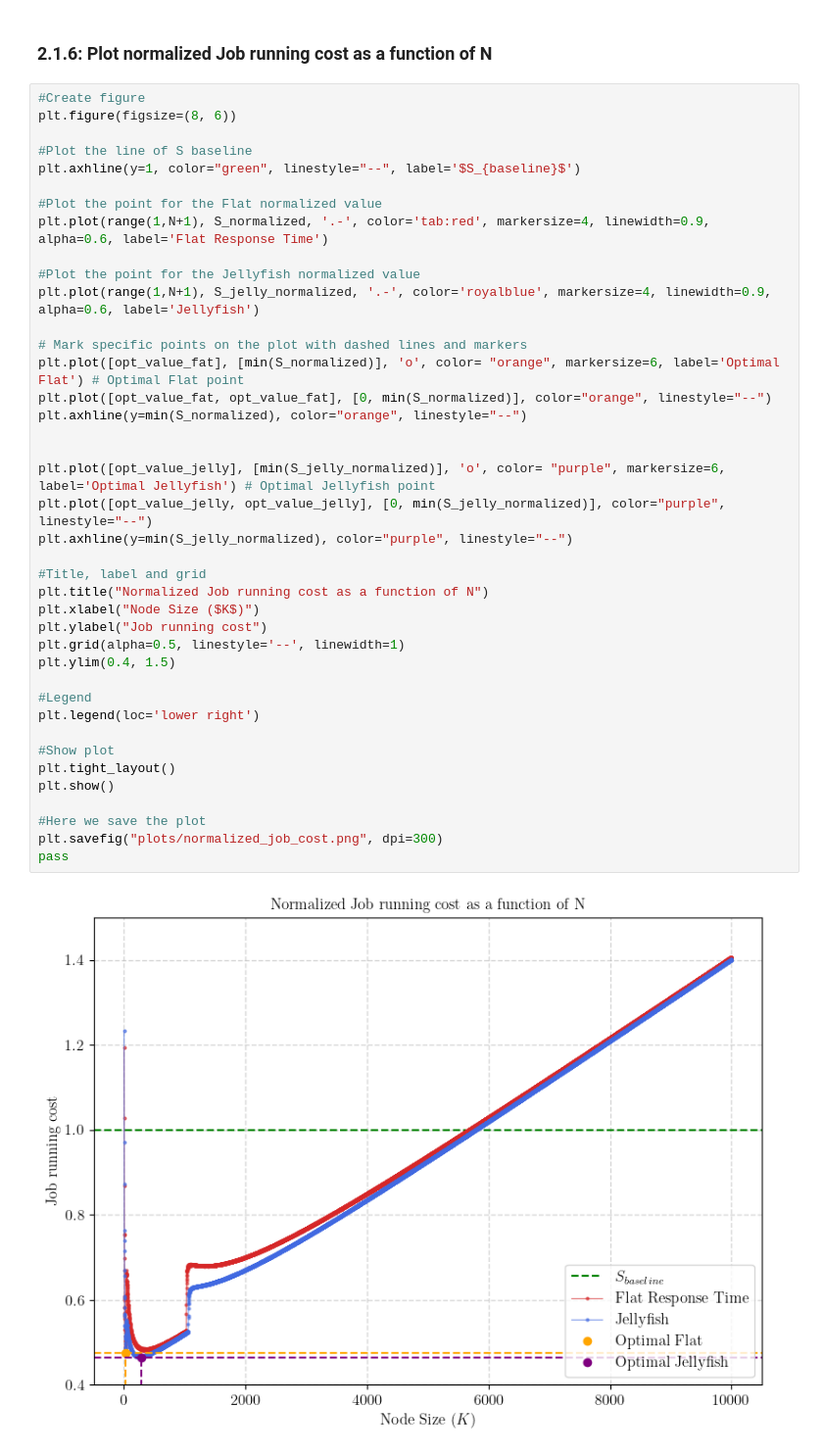
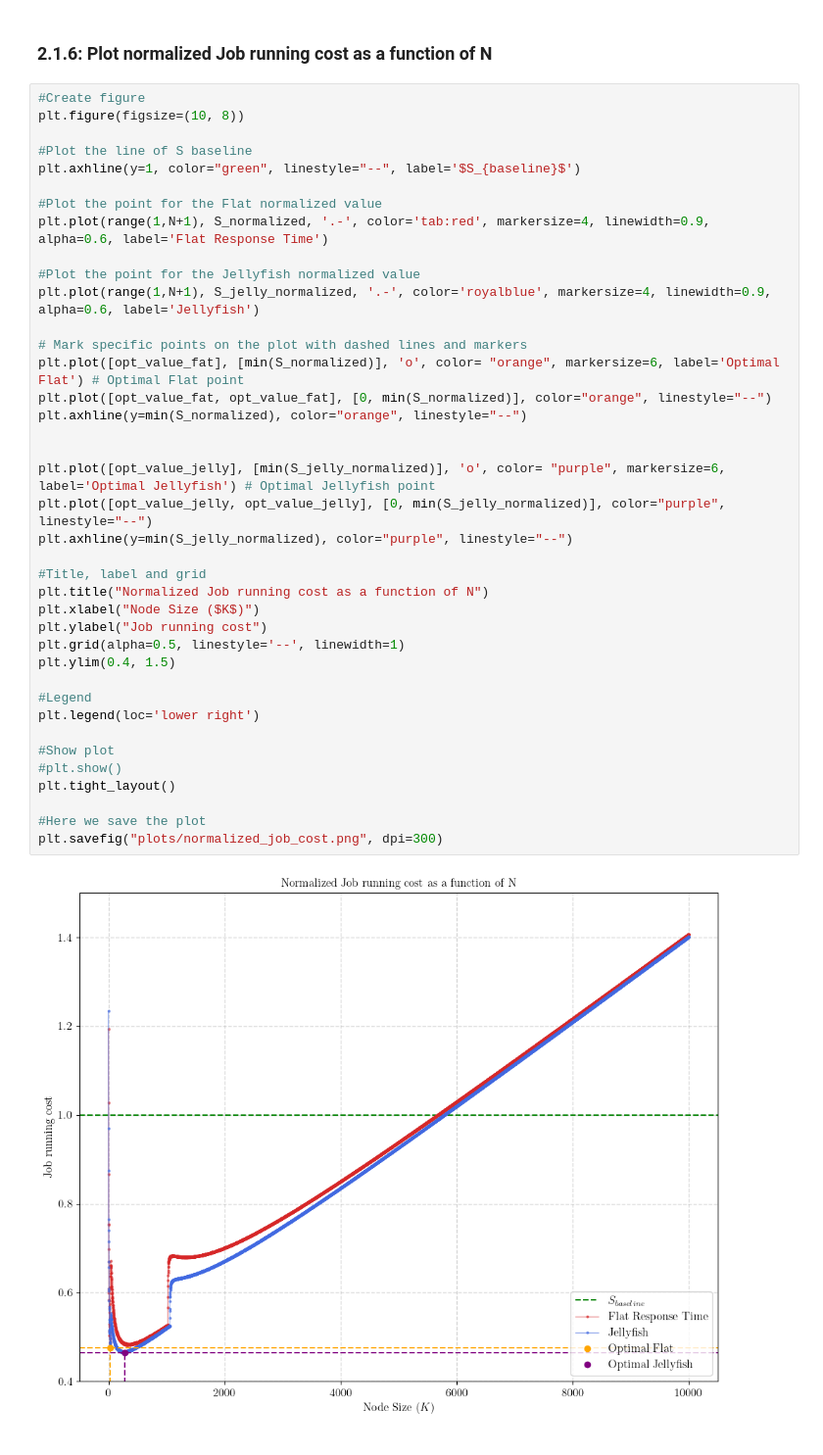
Before and after one commit to msancor/NBD-HW1, a Jupyter notebook: ch1.ipynb, the cells around one changed output. Shown: that part at 98% size. Saved outputs shown, nothing was run; the diff lists cells and outputs as text.

```diff
--- a/ch1.ipynb
+++ b/ch1.ipynb
@@ -551,7 +549,7 @@ opt_value_fat, opt_value_jelly
 ### **2.1.6: Plot normalized Job running cost as a function of N**
 # %%
 #Create figure
-plt.figure(figsize=(8, 6))
+plt.figure(figsize=(10, 8))
 
 #Plot the line of S baseline
 plt.axhline(y=1, color="green", linestyle="--", label='$S_{baseline}$')
@@ -561,33 +559,32 @@ plt.plot(range(1,N+1), S_normalized, '.-', color='tab:red', markersize=4, linewi
 
 #Plot the point for the Jellyfish normalized value
 plt.plot(range(1,N+1), S_jelly_normalized, '.-', color='royalblue', markersize=4, linewidth=0.9, alpha=0.6, label='Jellyfish')
 
 # Mark specific points on the plot with dashed lines and markers
 plt.plot([opt_value_fat], [min(S_normalized)], 'o', color= "orange", markersize=6, label='Optimal Flat') # Optimal Flat point
 plt.plot([opt_value_fat, opt_value_fat], [0, min(S_normalized)], color="orange", linestyle="--")
 plt.axhline(y=min(S_normalized), color="orange", linestyle="--")
 
 
 plt.plot([opt_value_jelly], [min(S_jelly_normalized)], 'o', color= "purple", markersize=6, label='Optimal Jellyfish') # Optimal Jellyfish point
 plt.plot([opt_value_jelly, opt_value_jelly], [0, min(S_jelly_normalized)], color="purple", linestyle="--")
 plt.axhline(y=min(S_jelly_normalized), color="purple", linestyle="--")
 
 #Title, label and grid
 plt.title("Normalized Job running cost as a function of N")
 plt.xlabel("Node Size ($K$)")
 plt.ylabel("Job running cost")
 plt.grid(alpha=0.5, linestyle='--', linewidth=1)
 plt.ylim(0.4, 1.5)
 
 #Legend
 plt.legend(loc='lower right')
 
 #Show plot
+#plt.show()
 plt.tight_layout()
-plt.show()
 
 #Here we save the plot
 plt.savefig("plots/normalized_job_cost.png", dpi=300)
-pass
 # %% [output]
-[figure, old version]
+[figure, new version]
```
Also changed, not shown: parts of 2 cells of this notebook, 2 other files.
